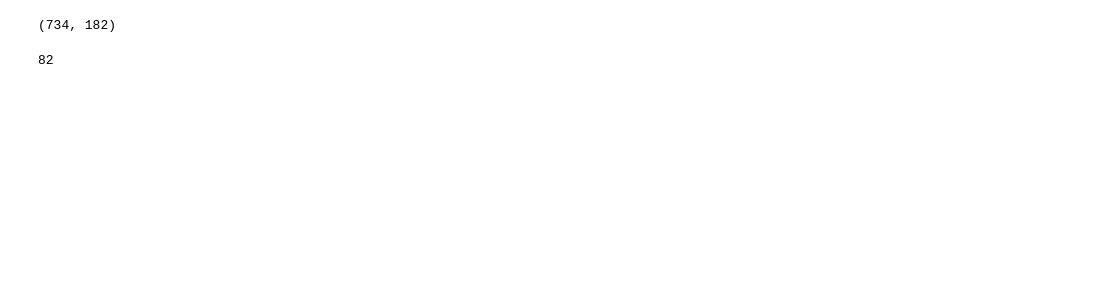
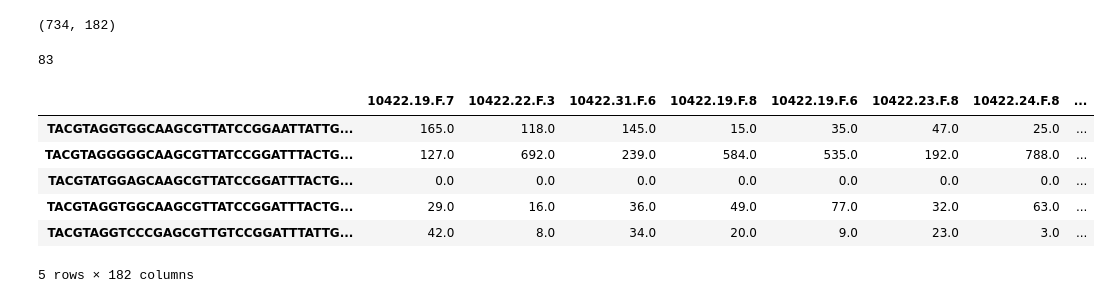
Before and after one commit to ElDeveloper/haddad_osa, a Jupyter notebook: notebooks/DS_FDR_1.ipynb, the cells around one changed output. Cells and saved outputs as stored; diff of their text form; code cells hidden in the pictures; blank space fills up the shorter version.

```diff
--- a/notebooks/DS_FDR_1.ipynb
+++ b/notebooks/DS_FDR_1.ipynb
@@ -22,7 +22,7 @@ def convert_biom_to_pandas(table):
                              columns=table.ids(axis='observation'))
     return otu_table
 # %%
-table = load_table('deblur_table_sotus_ucase_hdf5_rare2k.biom')
+table = load_table('../../data/deblur_table_sotus_ucase_hdf5_rare2k.biom')
 otu_table = convert_biom_to_pandas(table)
 # %%
 otu_table.head()
@@ -41,7 +41,7 @@ otu_table.shape
 # %%
 ## load mapping file
 # %%
-mapping = pd.read_table("haddad_6week_metadata_sampMatch_rare2k.txt", sep='\t', header=0, index_col=0)
+mapping = pd.read_table("../../data/haddad_6week_metadata_sampMatch_rare2k.txt", sep='\t', header=0, index_col=0)
 # %%
 mapping.shape
 # %% [output]
@@ -102,8 +91,18 @@ rej = result[0]
 # total number of significant hypotheses
 np.sum(rej)
 # %% [output]
-82
+83
 # %%
 s = pd.Series(rej, name='bools')
 # %%
 out = otu_table.T[s.values]
+# %%
+out.head()
+# %% [output]
+|  | 10422.19.F.7 | 10422.22.F.3 | 10422.31.F.6 | 10422.19.F.8 | 10422.19.F.6 | 10422.23.F.8 | 10422.24.F.8 | ... |
+| TACGTAGGTGGCAAGCGTTATCCGGAATTATTG... | 165.0 | 118.0 | 145.0 | 15.0 | 35.0 | 47.0 | 25.0 | ... |
+| TACGTAGGGGGCAAGCGTTATCCGGATTTACTG... | 127.0 | 692.0 | 239.0 | 584.0 | 535.0 | 192.0 | 788.0 | ... |
+| TACGTATGGAGCAAGCGTTATCCGGATTTACTG... | 0.0 | 0.0 | 0.0 | 0.0 | 0.0 | 0.0 | 0.0 | ... |
+| TACGTAGGTGGCAAGCGTTATCCGGATTTACTG... | 29.0 | 16.0 | 36.0 | 49.0 | 77.0 | 32.0 | 63.0 | ... |
+| TACGTAGGTCCCGAGCGTTGTCCGGATTTATTG... | 42.0 | 8.0 | 34.0 | 20.0 | 9.0 | 23.0 | 3.0 | ... |
+5 rows × 182 columns
```
Also changed, not shown: parts of 3 cells of this notebook, 2 other files.
